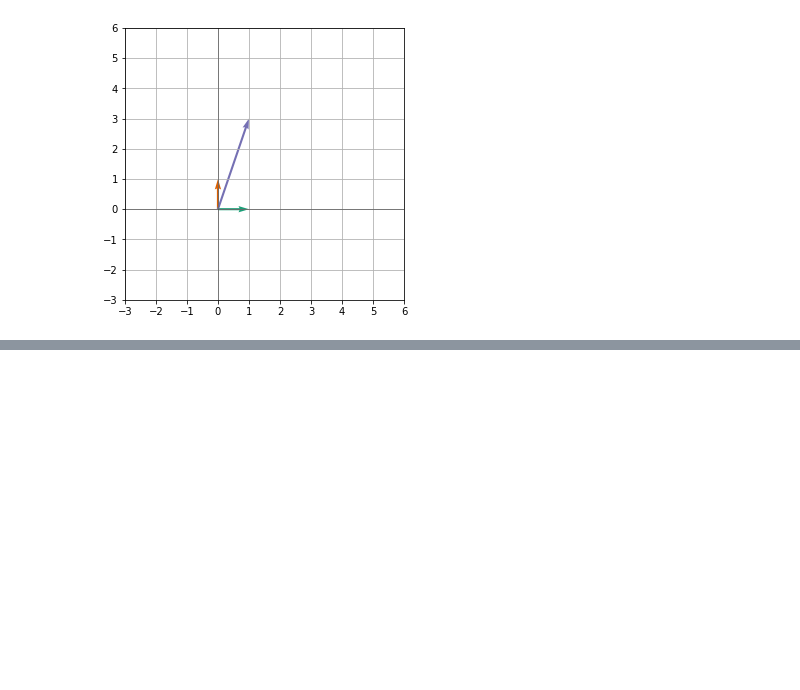
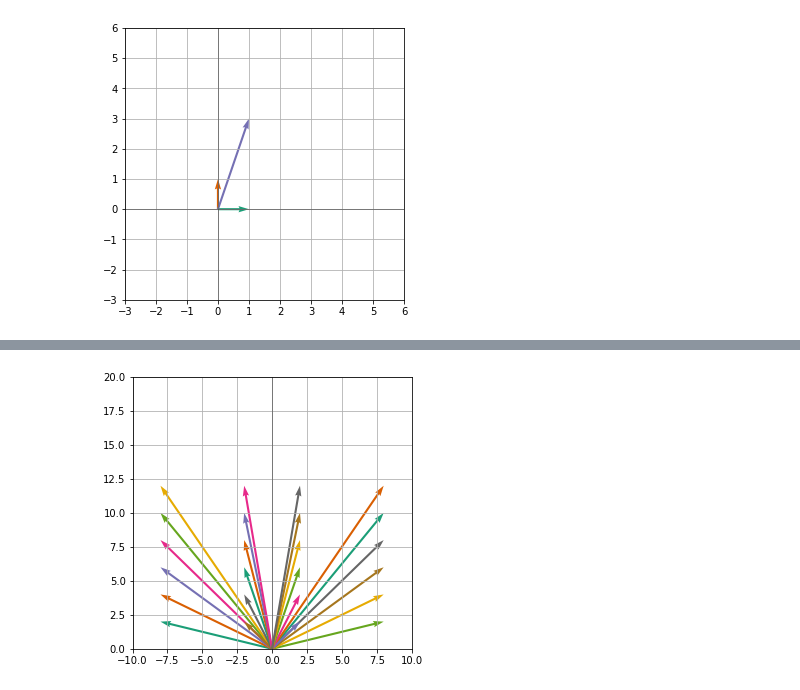
Before and after one commit to dperyel/math-is-fun, a Jupyter notebook: presentation.ipynb, the cells around one changed output, grey strips where cells are left out. Drawn from its saved outputs; the diff is of its cells as text; code cells hidden in the pictures; blank space fills up the shorter version.

```diff
--- a/presentation.ipynb
+++ b/presentation.ipynb
@@ -126,0 +152,8 @@ draw2d(i, j, a)
+# %%
+u1 = [M * Vector(a,4) for a in range(1, 7)]
+u2 = [M * Vector(a,1) for a in range(1, 7)]
+u3 = [M * Vector(a,-4) for a in range(1, 7)]
+u4 = [M * Vector(a,-1) for a in range(1, 7)]
+draw2d(*u1, *u2, *u3, *u4, lim=((-10, 10), (0, 20)))
+# %% [output]
+[figure, added]
```
Also changed, not shown: parts of 4 cells of this notebook, 1 other file.
